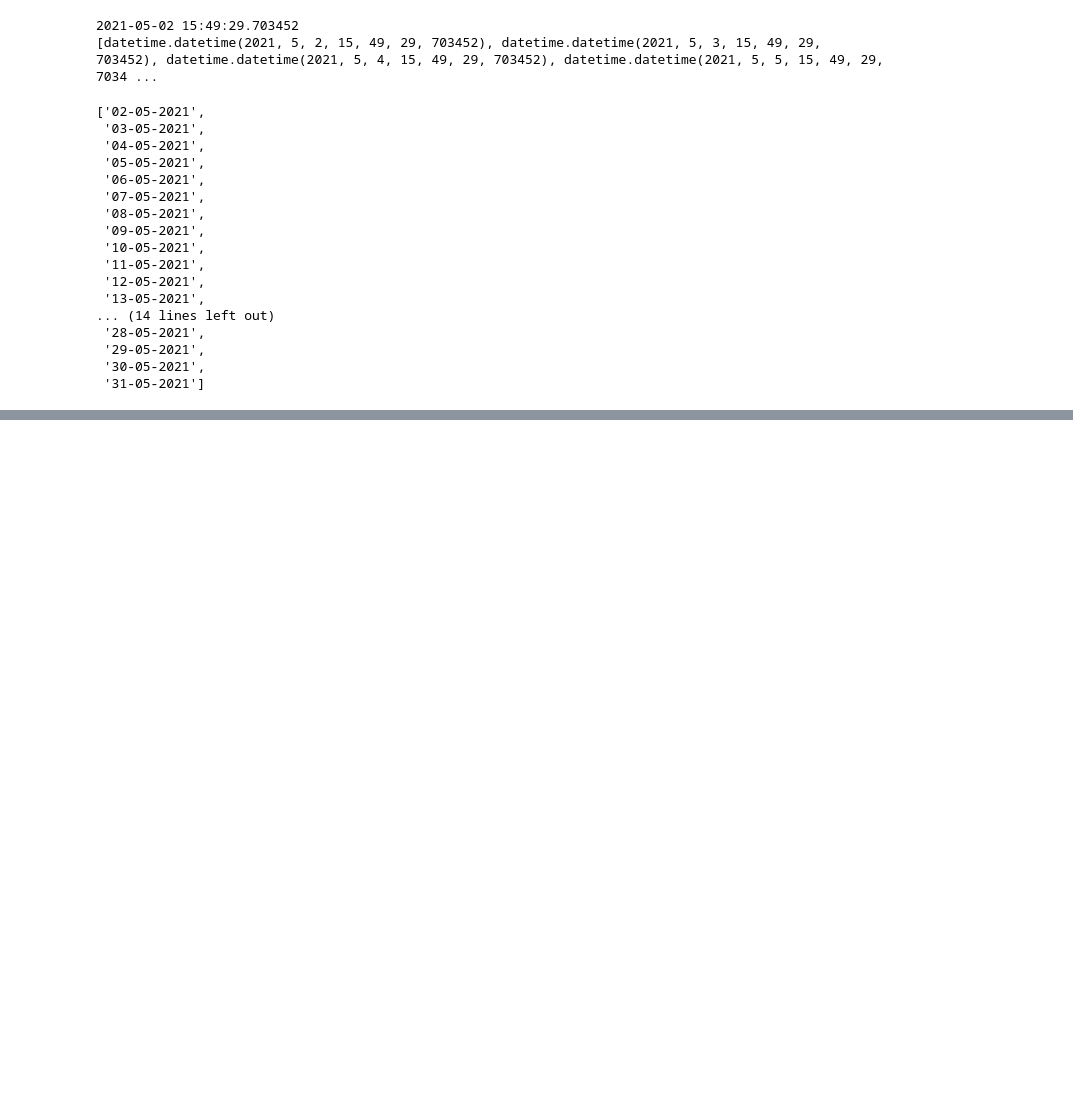
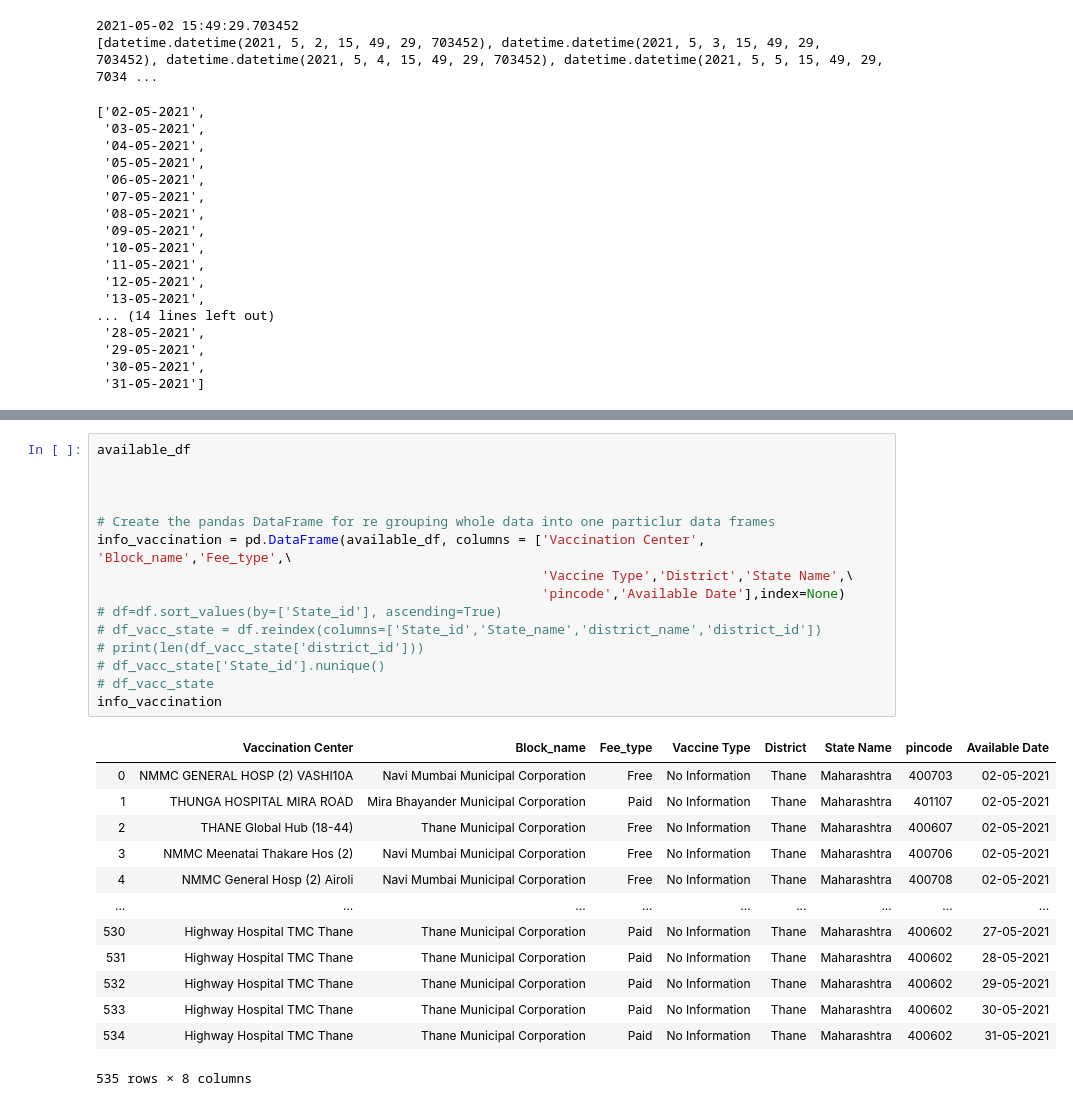
Before and after one commit to RajeshKrSahoo/vaccine-Slot-Notifier, a Jupyter notebook: covid19_Vaccine_slot.ipynb, the cells around one changed output, grey strips where cells are left out. Saved outputs shown, nothing was run; the diff lists cells and outputs as text; blank space fills up the shorter version.

```diff
--- a/covid19_Vaccine_slot.ipynb
+++ b/covid19_Vaccine_slot.ipynb
@@ -318 +262,30 @@ resp_json
+# %%
+available_df
+
+
+
+# Create the pandas DataFrame for re grouping whole data into one particlur data frames
+info_vaccination = pd.DataFrame(available_df, columns = ['Vaccination Center', 'Block_name','Fee_type',\
+                                                         'Vaccine Type','District','State Name',\
+                                                         'pincode','Available Date'],index=None)
+# df=df.sort_values(by=['State_id'], ascending=True)
+# df_vacc_state = df.reindex(columns=['State_id','State_name','district_name','district_id'])
+# print(len(df_vacc_state['district_id']))
+# df_vacc_state['State_id'].nunique()
+# df_vacc_state
+info_vaccination
+# %% [output]
+|  | Vaccination Center | Block_name | Fee_type | Vaccine Type | District | State Name | pincode | Available Date |
+| 0 | NMMC GENERAL HOSP (2) VASHI10A | Navi Mumbai Municipal Corporation | Free | No Information | Thane | Maharashtra | 400703 | 02-05-2021 |
+| 1 | THUNGA HOSPITAL MIRA ROAD | Mira Bhayander Municipal Corporation | Paid | No Information | Thane | Maharashtra | 401107 | 02-05-2021 |
+| 2 | THANE Global Hub (18-44) | Thane Municipal Corporation | Free | No Information | Thane | Maharashtra | 400607 | 02-05-2021 |
+| 3 | NMMC Meenatai Thakare Hos (2) | Navi Mumbai Municipal Corporation | Free | No Information | Thane | Maharashtra | 400706 | 02-05-2021 |
+| 4 | NMMC General Hosp (2) Airoli | Navi Mumbai Municipal Corporation | Free | No Information | Thane | Maharashtra | 400708 | 02-05-2021 |
+| ... | ... | ... | ... | ... | ... | ... | ... | ... |
+| 530 | Highway Hospital TMC Thane | Thane Municipal Corporation | Paid | No Information | Thane | Maharashtra | 400602 | 27-05-2021 |
+| 531 | Highway Hospital TMC Thane | Thane Municipal Corporation | Paid | No Information | Thane | Maharashtra | 400602 | 28-05-2021 |
+| 532 | Highway Hospital TMC Thane | Thane Municipal Corporation | Paid | No Information | Thane | Maharashtra | 400602 | 29-05-2021 |
+| 533 | Highway Hospital TMC Thane | Thane Municipal Corporation | Paid | No Information | Thane | Maharashtra | 400602 | 30-05-2021 |
+| 534 | Highway Hospital TMC Thane | Thane Municipal Corporation | Paid | No Information | Thane | Maharashtra | 400602 | 31-05-2021 |
+535 rows × 8 columns
 # %%
```
Also changed, not shown: parts of 18 cells of this notebook.
